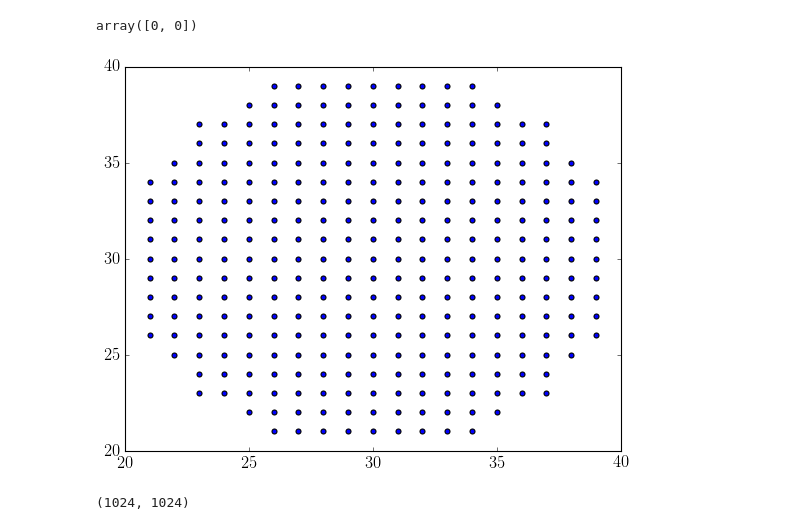
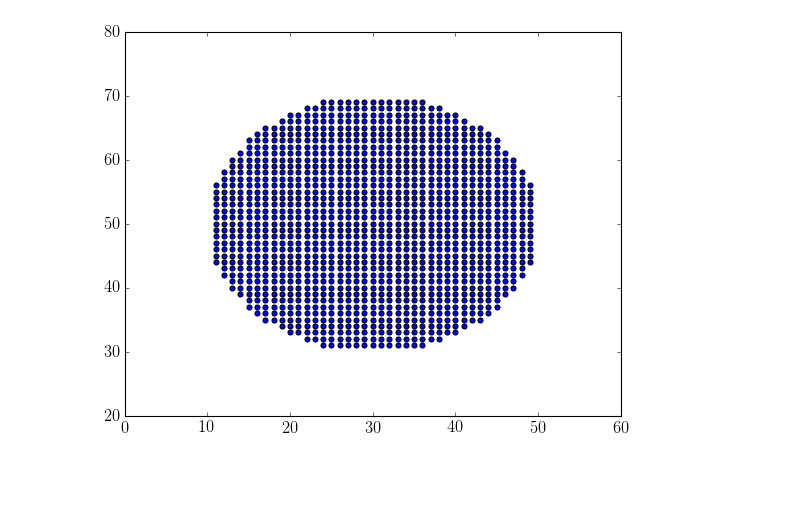
Before and after one commit to jbirky/AsteroidAstrometry, a Jupyter notebook: positions.ipynb, the cells around one changed output. Drawn from its saved outputs; the diff is of its cells as text; code cells hidden in the pictures; blank space fills up the shorter version.

```diff
--- a/positions.ipynb
+++ b/positions.ipynb
@@ -155,11 +155,11 @@ def selectCircle(**kwargs):
 
     ylist = np.arange(yc-radius, yc+radius+1)
     xlist = np.arange(xc-radius, xc+radius+1)
-    square_cut = [list(xy) for xy in list(itertools.product(xlist, ylist))]
+    square_cut = [list(xy) for xy in list(itertools.product(ylist, xlist))]
 
     circle_cut = []
     for pt in square_cut:
-        if (dist([yc,xc], pt) < radius) & (0 <= pt[0] <= dim[0]) & (0 <= pt[1] <= dim[1]):
+        if (dist([yc,xc], pt) < radius) & (0 <= pt[0] < dim[0]) & (0 <= pt[1] < dim[1]):
             circle_cut.append(pt)
 
     return circle_cut
@@ -169,13 +169,19 @@ def centroid(red, peaks, **kwargs):
     Given peak pixels of stars, cut out a radius of pixels and
     compute sub-pixel centroids and errors
     """
-
     radius = kwargs.get('radius', 20)
 
     centroids = []
     for pt in peaks:
         circle = selectCircle(yc=pt[0], xc=pt[1], radius=radius, dim=red.shape)
+
+        I, xI, yI = [], [], []
         for yx in circle:
-
+            I.append(red[yx[0], yx[1]])
+            yI.append(red[yx[0], yx[1]]*yx[0])
+            xI.append(red[yx[0], yx[1]]*yx[1])
+        ycent = sum(yI)/sum(I)
+        xcent = sum(xI)/sum(I)
+        centroids.append([ycent, xcent])
 
     return np.array(centroids)
@@ -203,4 +210,0 @@ plotImg(red, pts=peak_pixels.T, rng=[90,300], title='Brightest cluster pixels',
-# %%
-peaks[0]
-# %% [output]
-array([0, 0])
@@ -209,9 +211,6 @@ circle_cut = selectCircle(xc=30, yc=30, radius=10)
 # %%
+circle_cut = selectCircle(xc=50, yc=30, radius=20)
 plt.scatter(np.array(circle_cut).T[0], np.array(circle_cut).T[1])
 plt.show()
 # %% [output]
-[figure, old version]
+[figure, new version]
-# %%
-red.shape
-# %% [output]
-(1024, 1024)
```
Also changed, not shown: parts of 4 cells of this notebook.
